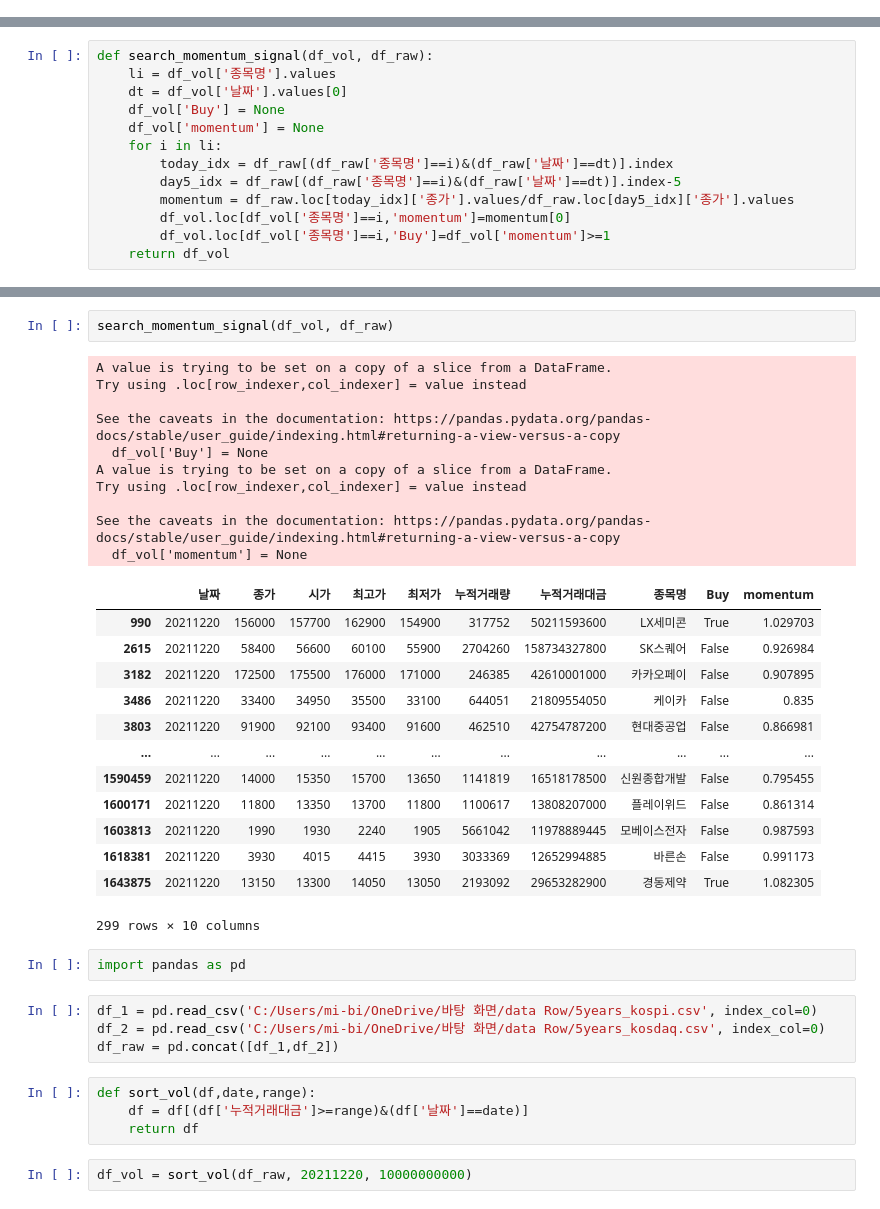
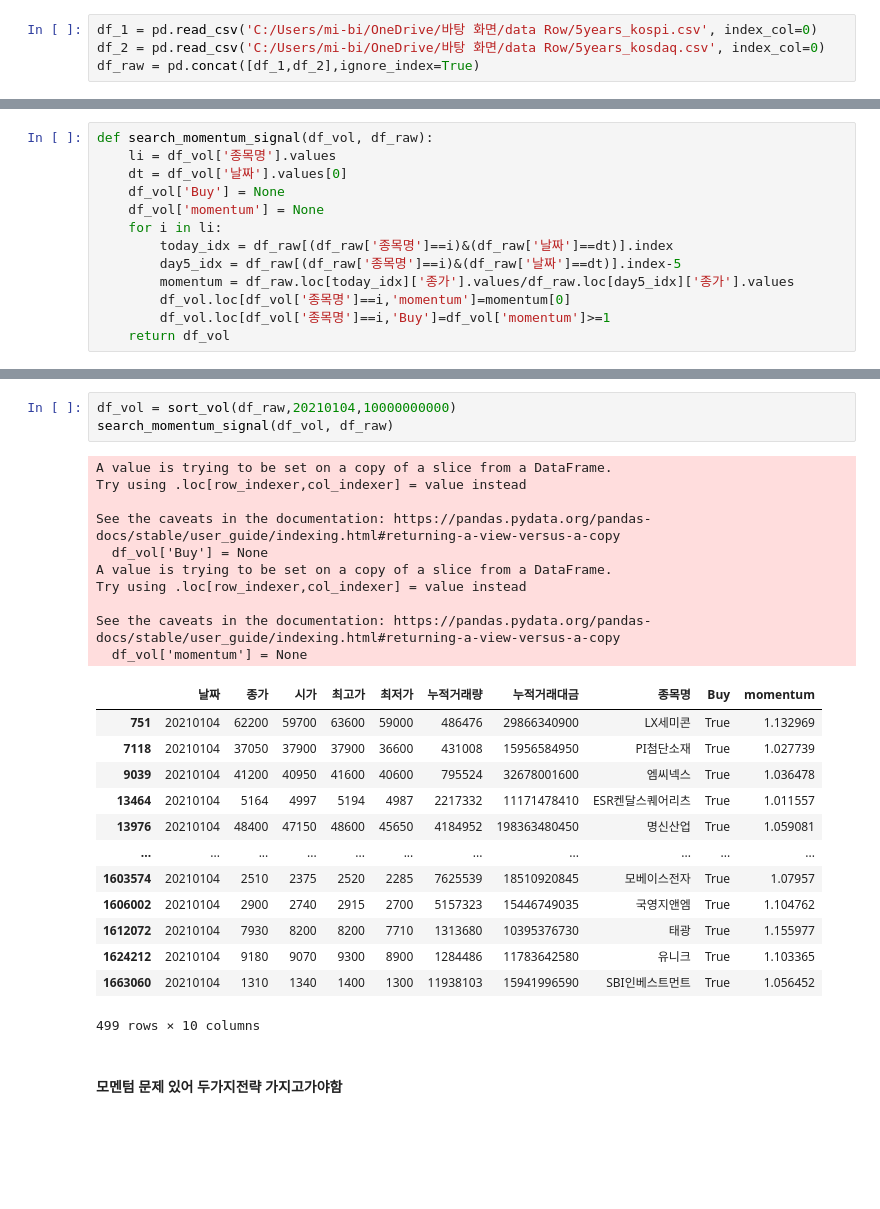
Before and after one commit to eseom31/Kis_Api_test, a Jupyter notebook: utils/jupyter_files/backtest_function.ipynb, the cells around one changed output, grey strips where cells are left out. Cells and saved outputs as stored; diff of their text form; blank space fills up the shorter version.

Commit message:
230205_0720T_LSM (momentum)

```diff
--- a/utils/jupyter_files/backtest_function.ipynb
+++ b/utils/jupyter_files/backtest_function.ipynb
@@ -1,2 +1,6 @@
+# %%
+df_1 = pd.read_csv('C:/Users/mi-bi/OneDrive/바탕 화면/data Row/5years_kospi.csv', index_col=0)
+df_2 = pd.read_csv('C:/Users/mi-bi/OneDrive/바탕 화면/data Row/5years_kosdaq.csv', index_col=0)
+df_raw = pd.concat([df_1,df_2],ignore_index=True)
 # %% [markdown]
 #### Making Market Timming
@@ -126,39 +116,30 @@ df_vol
-# %%
-search_momentum_signal(df_vol, df_raw)
-# %% [output]
-A value is trying to be set on a copy of a slice from a DataFrame.
-Try using .loc[row_indexer,col_indexer] = value instead
-
-See the caveats in the documentation: https://pandas.pydata.org/pandas-docs/stable/user_guide/indexing.html#returning-a-view-versus-a-copy
-  df_vol['Buy'] = None
-A value is trying to be set on a copy of a slice from a DataFrame.
-Try using .loc[row_indexer,col_indexer] = value instead
-
-See the caveats in the documentation: https://pandas.pydata.org/pandas-docs/stable/user_guide/indexing.html#returning-a-view-versus-a-copy
-  df_vol['momentum'] = None
-|  | 날짜 | 종가 | 시가 | 최고가 | 최저가 | 누적거래량 | 누적거래대금 | 종목명 | Buy | momentum |
-| 990 | 20211220 | 156000 | 157700 | 162900 | 154900 | 317752 | 50211593600 | LX세미콘 | True | 1.029703 |
-| 2615 | 20211220 | 58400 | 56600 | 60100 | 55900 | 2704260 | 158734327800 | SK스퀘어 | False | 0.926984 |
-| 3182 | 20211220 | 172500 | 175500 | 176000 | 171000 | 246385 | 42610001000 | 카카오페이 | False | 0.907895 |
-| 3486 | 20211220 | 33400 | 34950 | 35500 | 33100 | 644051 | 21809554050 | 케이카 | False | 0.835 |
-| 3803 | 20211220 | 91900 | 92100 | 93400 | 91600 | 462510 | 42754787200 | 현대중공업 | False | 0.866981 |
-| ... | ... | ... | ... | ... | ... | ... | ... | ... | ... | ... |
-| 1590459 | 20211220 | 14000 | 15350 | 15700 | 13650 | 1141819 | 16518178500 | 신원종합개발 | False | 0.795455 |
-| 1600171 | 20211220 | 11800 | 13350 | 13700 | 11800 | 1100617 | 13808207000 | 플레이위드 | False | 0.861314 |
-| 1603813 | 20211220 | 1990 | 1930 | 2240 | 1905 | 5661042 | 11978889445 | 모베이스전자 | False | 0.987593 |
-| 1618381 | 20211220 | 3930 | 4015 | 4415 | 3930 | 3033369 | 12652994885 | 바른손 | False | 0.991173 |
-| 1643875 | 20211220 | 13150 | 13300 | 14050 | 13050 | 2193092 | 29653282900 | 경동제약 | True | 1.082305 |
-299 rows × 10 columns
-# %%
-import pandas as pd
-# %%
-df_1 = pd.read_csv('C:/Users/mi-bi/OneDrive/바탕 화면/data Row/5years_kospi.csv', index_col=0)
-df_2 = pd.read_csv('C:/Users/mi-bi/OneDrive/바탕 화면/data Row/5years_kosdaq.csv', index_col=0)
-df_raw = pd.concat([df_1,df_2])
-# %%
-def sort_vol(df,date,range):
-    df = df[(df['누적거래대금']>=range)&(df['날짜']==date)]
-    return df
 # %%
-df_vol = sort_vol(df_raw, 20211220, 10000000000)
+df_vol = sort_vol(df_raw,20210104,10000000000)
+search_momentum_signal(df_vol, df_raw)
+# %% [output]
+A value is trying to be set on a copy of a slice from a DataFrame.
+Try using .loc[row_indexer,col_indexer] = value instead
+
+See the caveats in the documentation: https://pandas.pydata.org/pandas-docs/stable/user_guide/indexing.html#returning-a-view-versus-a-copy
+  df_vol['Buy'] = None
+A value is trying to be set on a copy of a slice from a DataFrame.
+Try using .loc[row_indexer,col_indexer] = value instead
+
+See the caveats in the documentation: https://pandas.pydata.org/pandas-docs/stable/user_guide/indexing.html#returning-a-view-versus-a-copy
+  df_vol['momentum'] = None
+|  | 날짜 | 종가 | 시가 | 최고가 | 최저가 | 누적거래량 | 누적거래대금 | 종목명 | Buy | momentum |
+| 751 | 20210104 | 62200 | 59700 | 63600 | 59000 | 486476 | 29866340900 | LX세미콘 | True | 1.132969 |
+| 7118 | 20210104 | 37050 | 37900 | 37900 | 36600 | 431008 | 15956584950 | PI첨단소재 | True | 1.027739 |
+| 9039 | 20210104 | 41200 | 40950 | 41600 | 40600 | 795524 | 32678001600 | 엠씨넥스 | True | 1.036478 |
+| 13464 | 20210104 | 5164 | 4997 | 5194 | 4987 | 2217332 | 11171478410 | ESR켄달스퀘어리츠 | True | 1.011557 |
+| 13976 | 20210104 | 48400 | 47150 | 48600 | 45650 | 4184952 | 198363480450 | 명신산업 | True | 1.059081 |
+| ... | ... | ... | ... | ... | ... | ... | ... | ... | ... | ... |
+| 1603574 | 20210104 | 2510 | 2375 | 2520 | 2285 | 7625539 | 18510920845 | 모베이스전자 | True | 1.07957 |
+| 1606002 | 20210104 | 2900 | 2740 | 2915 | 2700 | 5157323 | 15446749035 | 국영지앤엠 | True | 1.104762 |
+| 1612072 | 20210104 | 7930 | 8200 | 8200 | 7710 | 1313680 | 10395376730 | 태광 | True | 1.155977 |
+| 1624212 | 20210104 | 9180 | 9070 | 9300 | 8900 | 1284486 | 11783642580 | 유니크 | True | 1.103365 |
+| 1663060 | 20210104 | 1310 | 1340 | 1400 | 1300 | 11938103 | 15941996590 | SBI인베스트먼트 | True | 1.056452 |
+499 rows × 10 columns
+# %% [markdown]
+#### 모멘텀 문제 있어 두가지전략 가지고가야함
 # %%
```
Also changed, not shown: parts of 15 cells of this notebook.
